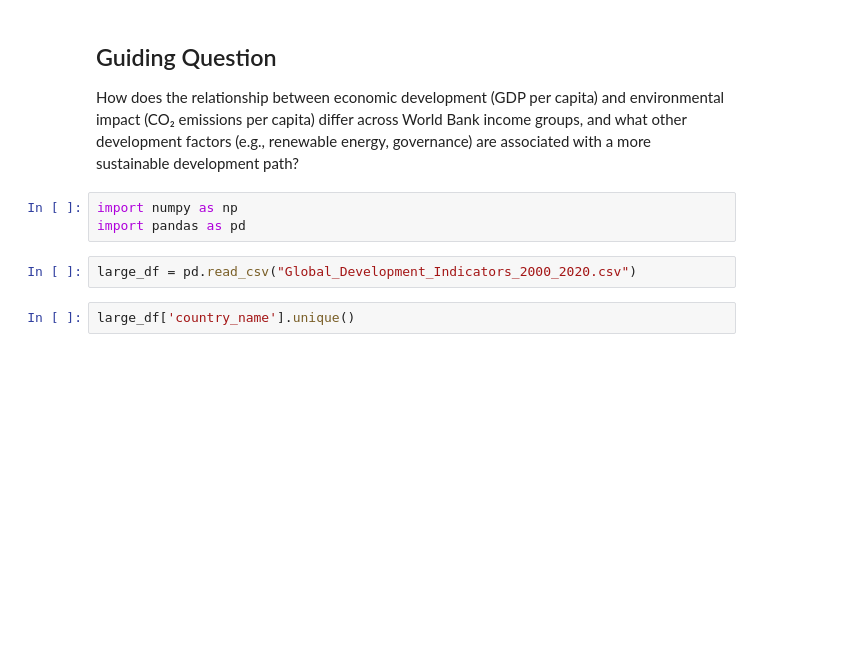
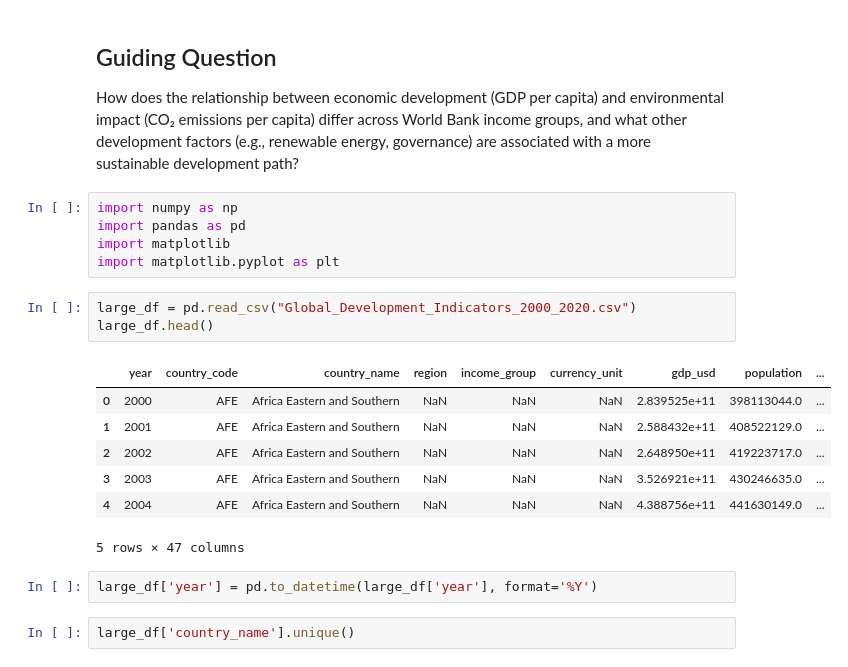
Before and after one commit to ruizhuu/development-emissions, a Jupyter notebook: main.ipynb, the cells around one changed output. Cells and saved outputs as stored; diff of their text form; blank space fills up the shorter version.

```diff
--- a/main.ipynb
+++ b/main.ipynb
@@ -4,8 +4,21 @@ How does the relationship between economic development (GDP per capita) and envi
 # %%
 import numpy as np
 import pandas as pd
+import matplotlib
+import matplotlib.pyplot as plt
 # %%
 large_df = pd.read_csv("Global_Development_Indicators_2000_2020.csv")
+large_df.head()
+# %% [output]
+|  | year | country_code | country_name | region | income_group | currency_unit | gdp_usd | population | ... |
+| 0 | 2000 | AFE | Africa Eastern and Southern | NaN | NaN | NaN | 2.839525e+11 | 398113044.0 | ... |
+| 1 | 2001 | AFE | Africa Eastern and Southern | NaN | NaN | NaN | 2.588432e+11 | 408522129.0 | ... |
+| 2 | 2002 | AFE | Africa Eastern and Southern | NaN | NaN | NaN | 2.648950e+11 | 419223717.0 | ... |
+| 3 | 2003 | AFE | Africa Eastern and Southern | NaN | NaN | NaN | 3.526921e+11 | 430246635.0 | ... |
+| 4 | 2004 | AFE | Africa Eastern and Southern | NaN | NaN | NaN | 4.388756e+11 | 441630149.0 | ... |
+5 rows × 47 columns
+# %%
+large_df['year'] = pd.to_datetime(large_df['year'], format='%Y')
 # %%
 large_df['country_name'].unique()
 # %% [output]
```
Also changed, not shown: parts of 9 cells of this notebook.
